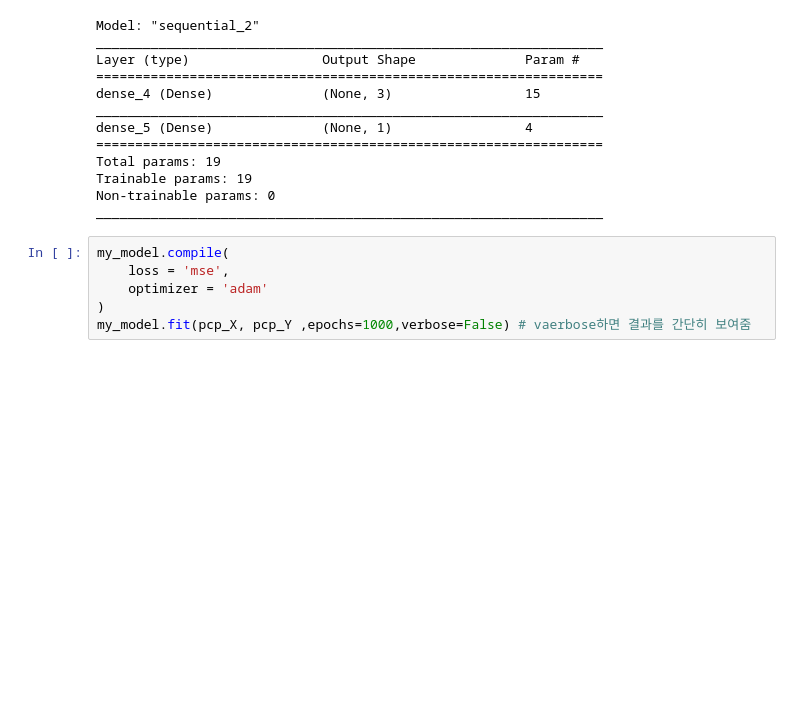
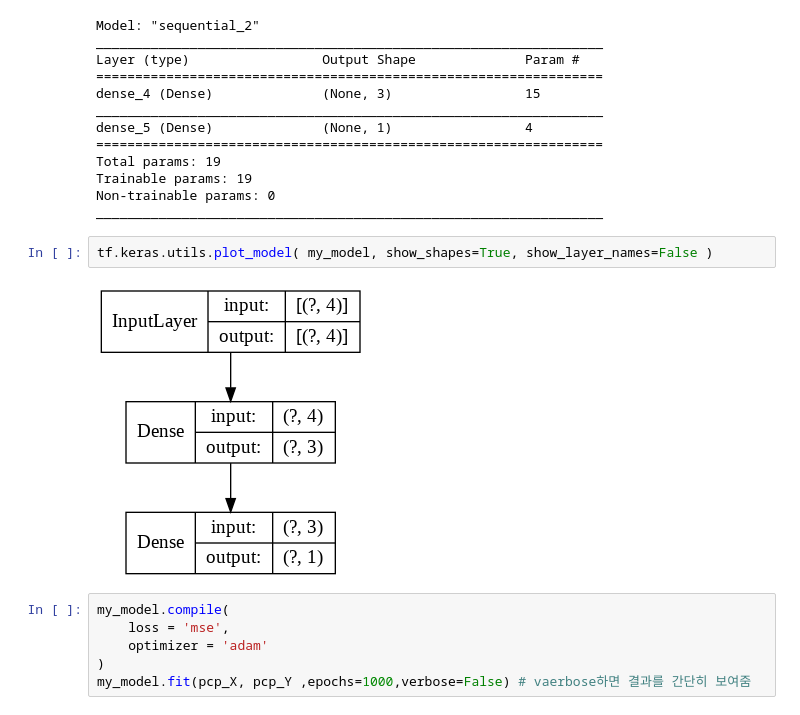
Before and after one commit to leechungpa/financial-engineering-intro, a Jupyter notebook: final_report.ipynb, the cells around one changed output. Saved outputs shown, nothing was run; the diff lists cells and outputs as text; blank space fills up the shorter version.

```diff
--- a/final_report.ipynb
+++ b/final_report.ipynb
@@ -77,6 +77,10 @@ Total params: 19
 Trainable params: 19
 Non-trainable params: 0
 _________________________________________________________________
+# %%
+tf.keras.utils.plot_model( my_model, show_shapes=True, show_layer_names=False )
+# %% [output]
+[figure, added]
 # %%
 my_model.compile(
     loss = 'mse',
```
Also changed, not shown: parts of 19 cells of this notebook.
